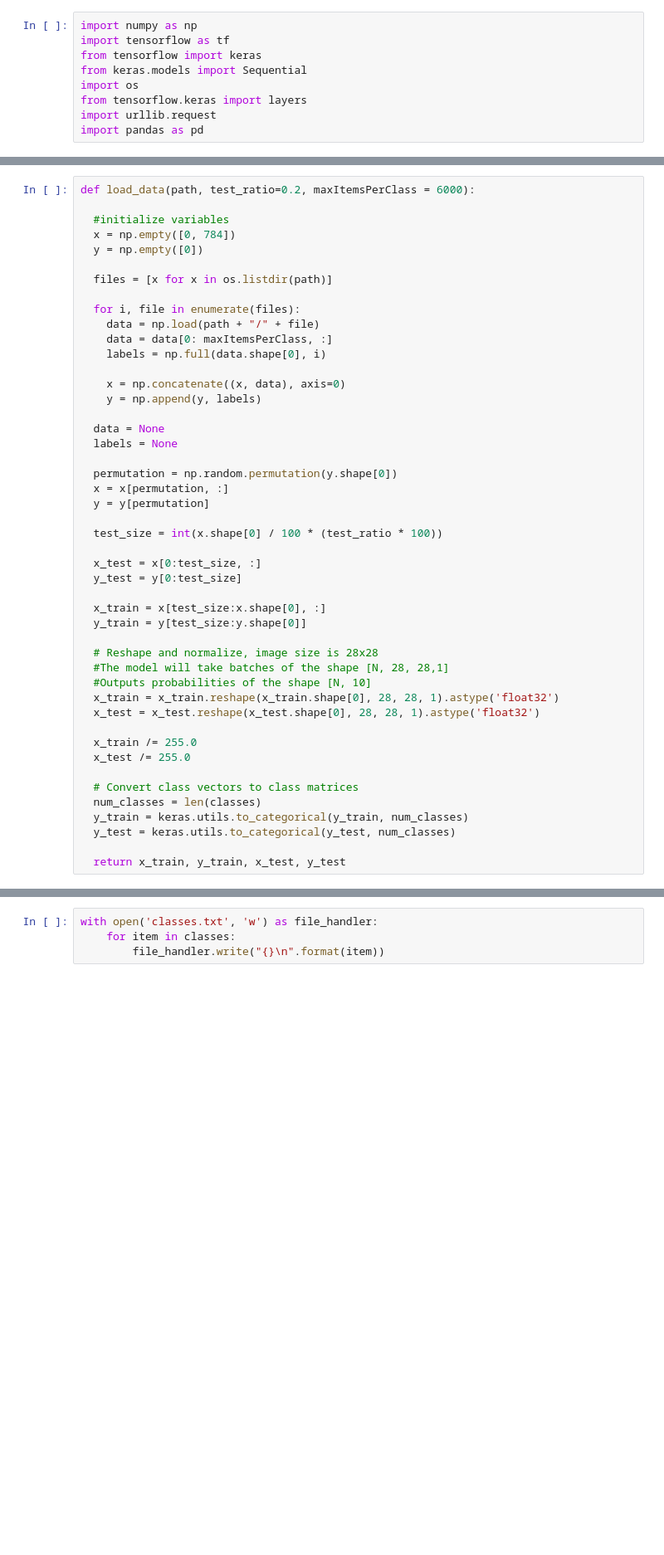
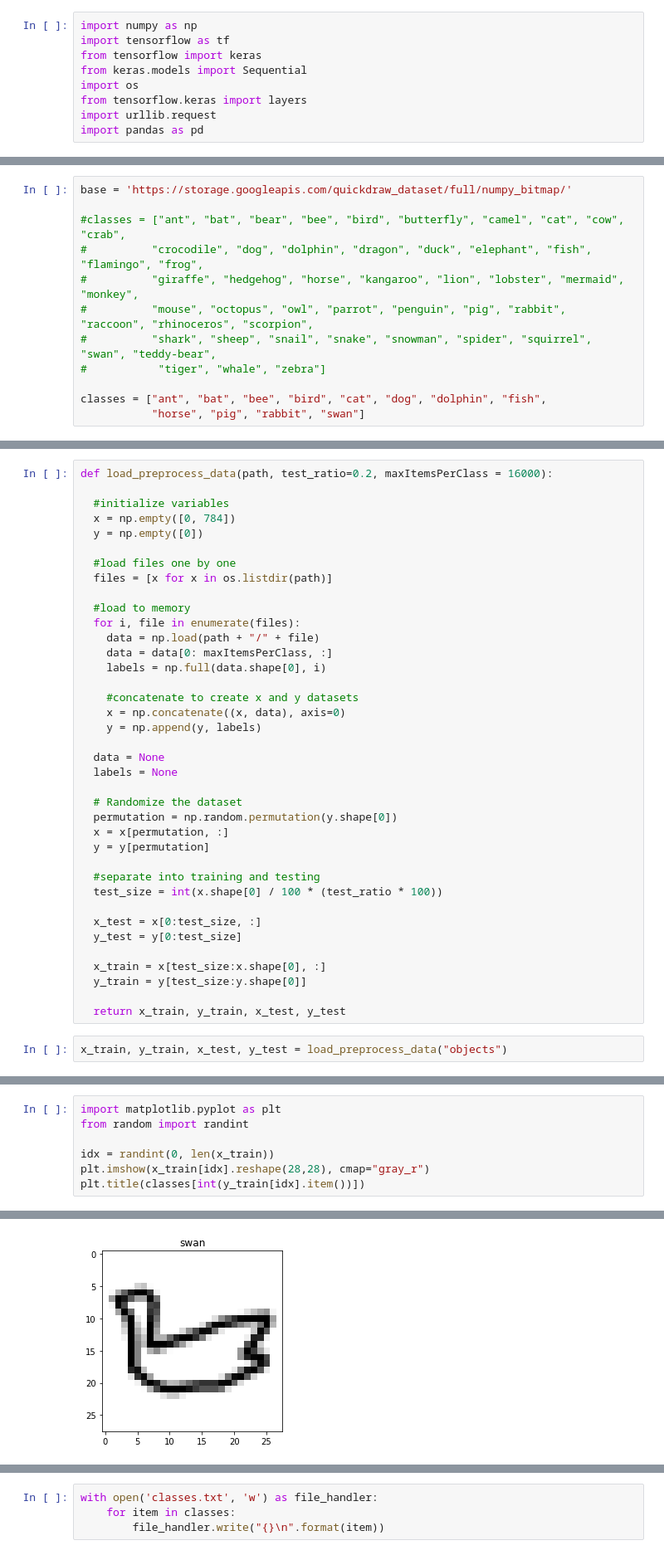
Before and after one commit to emmazing394/TNM095-AI_for_interactive_media, a Jupyter notebook: aidraw.ipynb, the cells around one changed output, grey strips where cells are left out. Shown at 83% size. Drawn from its saved outputs; the diff is of its cells as text; blank space fills up the shorter version.

```diff
--- a/aidraw.ipynb
+++ b/aidraw.ipynb
@@ -13,0 +14,12 @@ classes = ["ant", "bee", "bird", "cat", "dog", "dolphin", "dragon", "horse", "ra
+# %%
+base = 'https://storage.googleapis.com/quickdraw_dataset/full/numpy_bitmap/'
+
+#classes = ["ant", "bat", "bear", "bee", "bird", "butterfly", "camel", "cat", "cow", "crab",
+#          "crocodile", "dog", "dolphin", "dragon", "duck", "elephant", "fish", "flamingo", "frog",
+#          "giraffe", "hedgehog", "horse", "kangaroo", "lion", "lobster", "mermaid", "monkey",
+#          "mouse", "octopus", "owl", "parrot", "penguin", "pig", "rabbit", "raccoon", "rhinoceros", "scorpion",
+#          "shark", "sheep", "snail", "snake", "snowman", "spider", "squirrel", "swan", "teddy-bear",
+#           "tiger", "whale", "zebra"]
+
+classes = ["ant", "bat", "bee", "bird", "cat", "dog", "dolphin", "fish",
+           "horse", "pig", "rabbit", "swan"]
@@ -41,27 +56,32 @@ https://storage.googleapis.com/quickdraw_dataset/full/numpy_bitmap/swan.npy
 # %%
-def load_data(path, test_ratio=0.2, maxItemsPerClass = 6000):
+def load_preprocess_data(path, test_ratio=0.2, maxItemsPerClass = 16000):
 
   #initialize variables
   x = np.empty([0, 784])
   y = np.empty([0])
 
+  #load files one by one
   files = [x for x in os.listdir(path)]
 
+  #load to memory
   for i, file in enumerate(files):
     data = np.load(path + "/" + file)
     data = data[0: maxItemsPerClass, :]
     labels = np.full(data.shape[0], i)
 
+    #concatenate to create x and y datasets
     x = np.concatenate((x, data), axis=0)
     y = np.append(y, labels)
 
   data = None
   labels = None
 
+  # Randomize the dataset
   permutation = np.random.permutation(y.shape[0])
   x = x[permutation, :]
   y = y[permutation]
 
+  #separate into training and testing
   test_size = int(x.shape[0] / 100 * (test_ratio * 100))
 
   x_test = x[0:test_size, :]
@@ -70,18 +90,6 @@ def load_data(path, test_ratio=0.2, maxItemsPerClass = 6000):
   x_train = x[test_size:x.shape[0], :]
   y_train = y[test_size:y.shape[0]]
 
-  # Reshape and normalize, image size is 28x28
-  #The model will take batches of the shape [N, 28, 28,1]
-  #Outputs probabilities of the shape [N, 10]
-  x_train = x_train.reshape(x_train.shape[0], 28, 28, 1).astype('float32')
-  x_test = x_test.reshape(x_test.shape[0], 28, 28, 1).astype('float32')
-
-  x_train /= 255.0
-  x_test /= 255.0
-
-  # Convert class vectors to class matrices
-  num_classes = len(classes)
-  y_train = keras.utils.to_categorical(y_train, num_classes)
-  y_test = keras.utils.to_categorical(y_test, num_classes)
-
   return x_train, y_train, x_test, y_test
+# %%
+x_train, y_train, x_test, y_test = load_preprocess_data("objects")
@@ -87,0 +102,8 @@ def load_data(path, test_ratio=0.2, maxItemsPerClass = 6000):
+# %%
+import matplotlib.pyplot as plt
+from random import randint
+
+idx = randint(0, len(x_train))
+plt.imshow(x_train[idx].reshape(28,28), cmap="gray_r")
+plt.title(classes[int(y_train[idx].item())])
+# %% [output]
@@ -87,0 +111 @@ def load_data(path, test_ratio=0.2, maxItemsPerClass = 6000):
+[figure, added]
```
Also changed, not shown: parts of 31 cells of this notebook.
